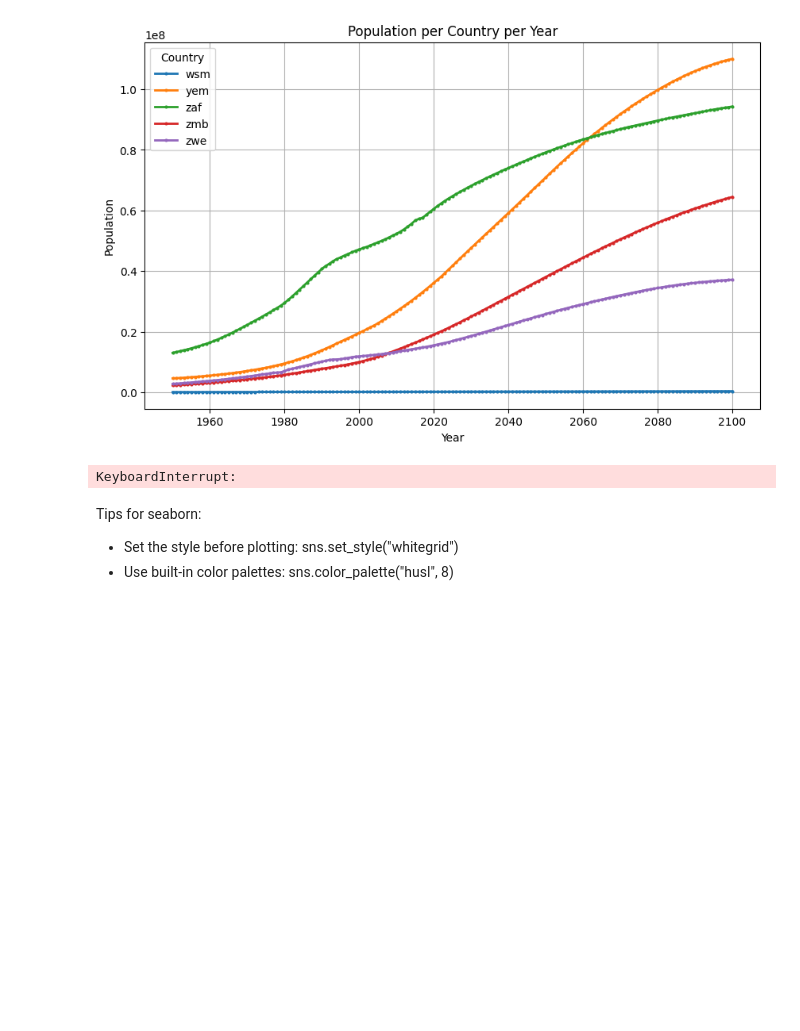
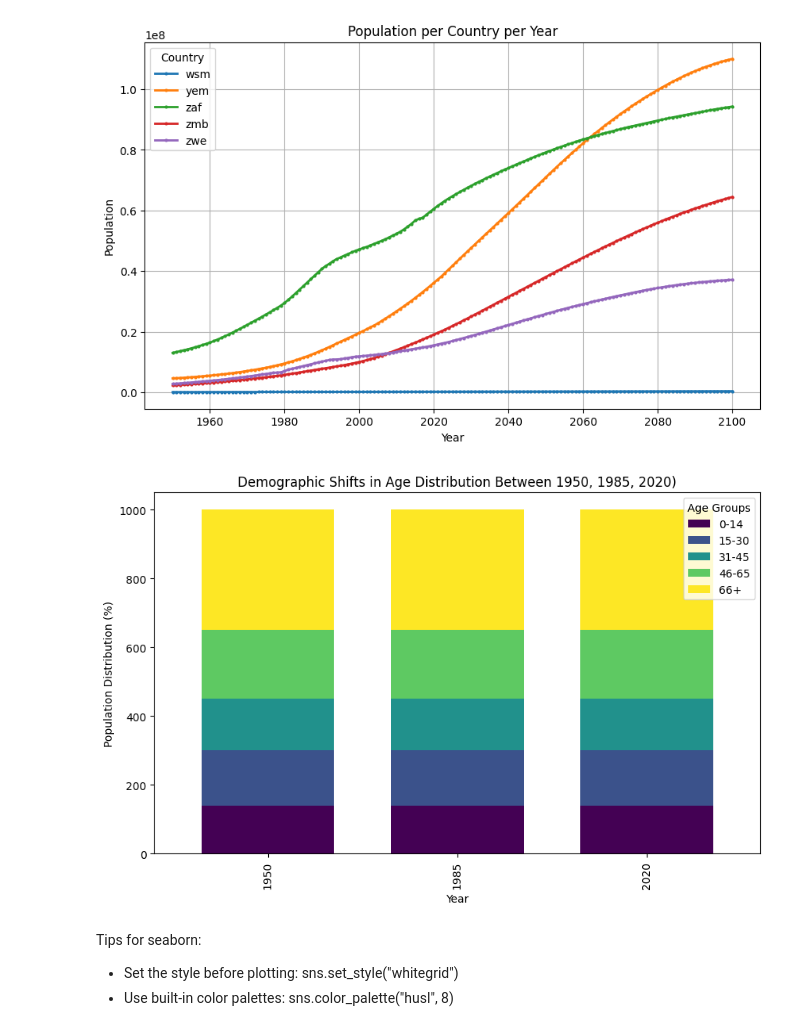
Before and after one commit to UCSF-DataSci/07-visualization-anagasuri, a Jupyter notebook: visualization.ipynb, the cells around one changed output. Cells and saved outputs as stored; diff of their text form; code cells hidden in the pictures; blank space fills up the shorter version.

Commit message:
stacked barplot complete

```diff
--- a/visualization.ipynb
+++ b/visualization.ipynb
@@ -52,30 +50,34 @@ plt.show()
 # %%
 # 2. Investigate demographic shifts using a stacked bar chart:
 #    - Compare age distributions (0-14, 15-30, 31-45, 46-65, 66+) between 1950, 1985, and 2020
 #    - Create a stacked bar chart showing these changes
 #    - Calculate and display the percentage for each age group
 #    - Add text annotations showing key percentages
 #    - Include clear labels and a legend
 
 ageDist = [0, 14, 30, 45, 65, float('inf')]
 ageLabels = ['0-14', '15-30', '31-45', '46-65', '66+']
 
-df.set_index('year', inplace = True)
+dfDates = df[df['year'].isin([1950, 1985, 2020])]
 
-stackBar = df.plot(kind = 'bar',
+dfDates.loc[:,'Age Group'] = pd.cut(df['age'], bins=ageDist, labels=ageLabels)
+
+ageCounts = dfDates.groupby(['year', 'Age Group'], observed = False).size().unstack(fill_value=0)
+fig, ax = plt.subplots(figsize=(10, 6))
+
+stackBar = ageCounts.plot(kind = 'bar',
                    stacked = True,
-                   figsize = (10,6),
                    colormap = 'viridis',
+                   ax = ax,
                    width = 0.7)
 
-plt.title("Demographic Shifts in Age Distribution (1950, 1985, 2020)")
+plt.title("Demographic Shifts in Age Distribution Between 1950, 1985, 2020)")
 plt.xlabel("Year")
 plt.ylabel("Population Distribution (%)")
-plt.legend(title="Age Groups", bbox_to_anchor=(1.05, 1), loc='upper left')
-plt.tight_layout()
+plt.legend(title="Age Groups")
 plt.show()
 # %% [output]
-KeyboardInterrupt:
+[figure, added]
 # %% [markdown]
 Tips for seaborn:
 - Set the style before plotting: sns.set_style("whitegrid")
```
Also changed, not shown: parts of 3 cells of this notebook.
